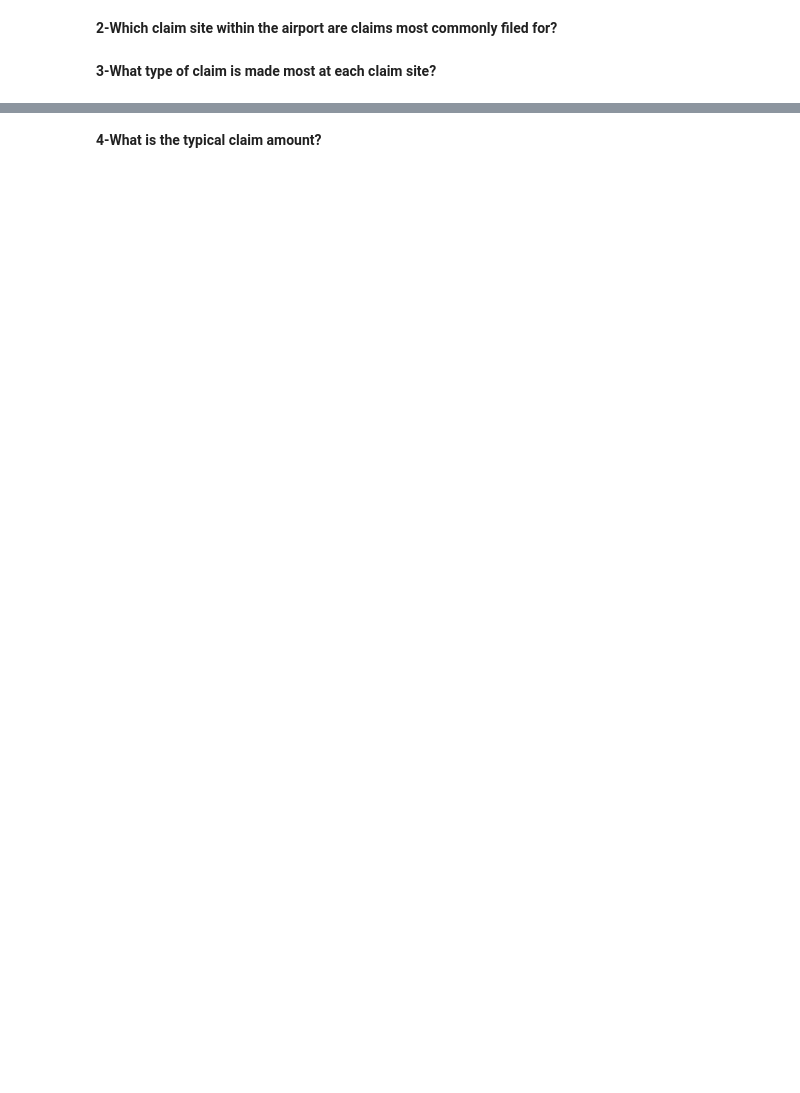
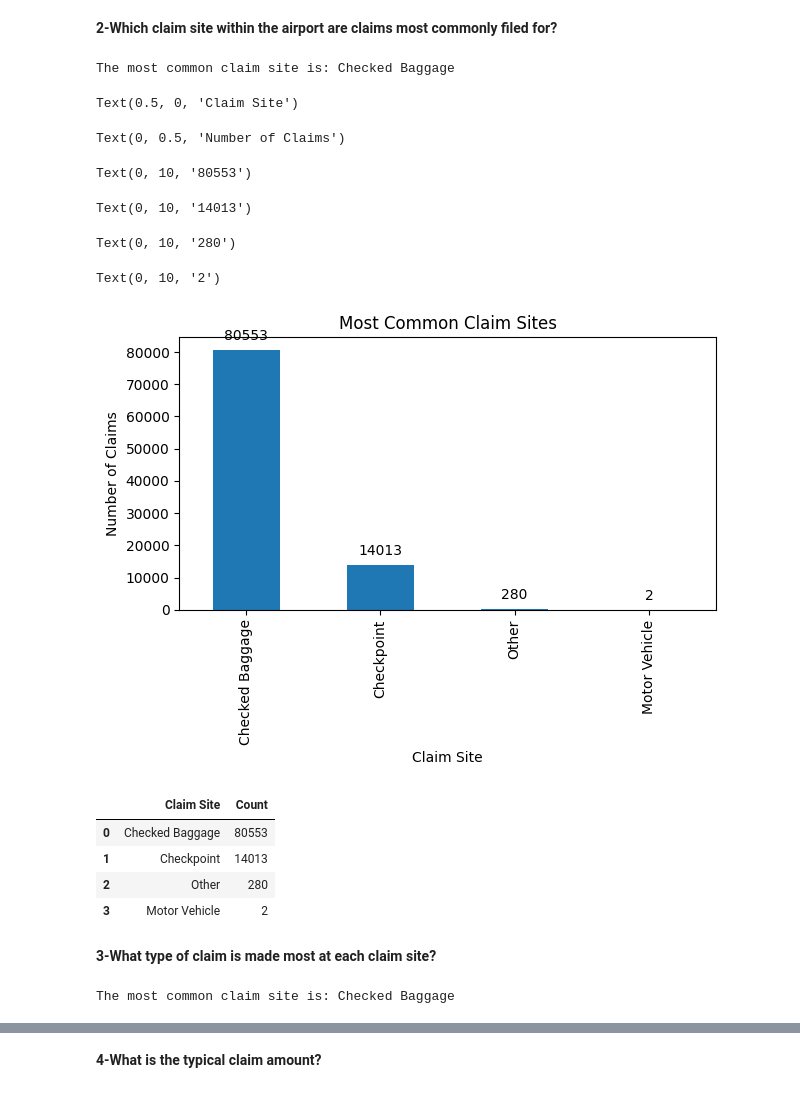
Before and after one commit to Requenamar3/datawrangling, a Jupyter notebook: Martha_Requena_Airport1.ipynb, the cells around one changed output, grey strips where cells are left out. Cells and saved outputs as stored; diff of their text form; code cells hidden in the pictures; blank space fills up the shorter version.

```diff
--- a/Martha_Requena_Airport1.ipynb
+++ b/Martha_Requena_Airport1.ipynb
@@ -154,4 +221,47 @@ print(list_of_duplicate_claim_numbers)
 # %% [markdown]
 **2-Which claim site within the airport are claims most commonly filed for?**
+# %%
+most_common_site = TSA['Claim Site'].value_counts().idxmax()
+print(f"The most common claim site is: {most_common_site}")
+# %% [output]
+The most common claim site is: Checked Baggage
+# %%
+# Creating a bar plot for the claim sites
+claim_site_counts = TSA['Claim Site'].value_counts()
+ax = claim_site_counts.plot(kind='bar', title='Most Common Claim Sites')
+ax.set_xlabel('Claim Site')
+ax.set_ylabel('Number of Claims')
+
+# Adding value labels to each bar
+for p in ax.patches:
+    ax.annotate(str(p.get_height()), (p.get_x() + p.get_width() / 2., p.get_height()),
+                ha='center', va='center', xytext=(0, 10), textcoords='offset points')
+
+# Displaying the bar plot
+plt.tight_layout()
+plt.show()
+
+# Displaying the value counts as a table
+claim_site_counts_df = claim_site_counts.reset_index()
+claim_site_counts_df.columns = ['Claim Site', 'Count']
+claim_site_counts_df
+# %% [output]
+Text(0.5, 0, 'Claim Site')
+Text(0, 0.5, 'Number of Claims')
+Text(0, 10, '80553')
+Text(0, 10, '14013')
+Text(0, 10, '280')
+Text(0, 10, '2')
+[figure, added]
+|  | Claim Site | Count |
+| 0 | Checked Baggage | 80553 |
+| 1 | Checkpoint | 14013 |
+| 2 | Other | 280 |
+| 3 | Motor Vehicle | 2 |
 # %% [markdown]
 **3-What type of claim is made most at each claim site?**
+# %%
+most_common_site = TSA['Claim Site'].value_counts().idxmax()
+print(f"The most common claim site is: {most_common_site}")
+# %% [output]
+The most common claim site is: Checked Baggage
```
Also changed, not shown: parts of 11 cells of this notebook.
